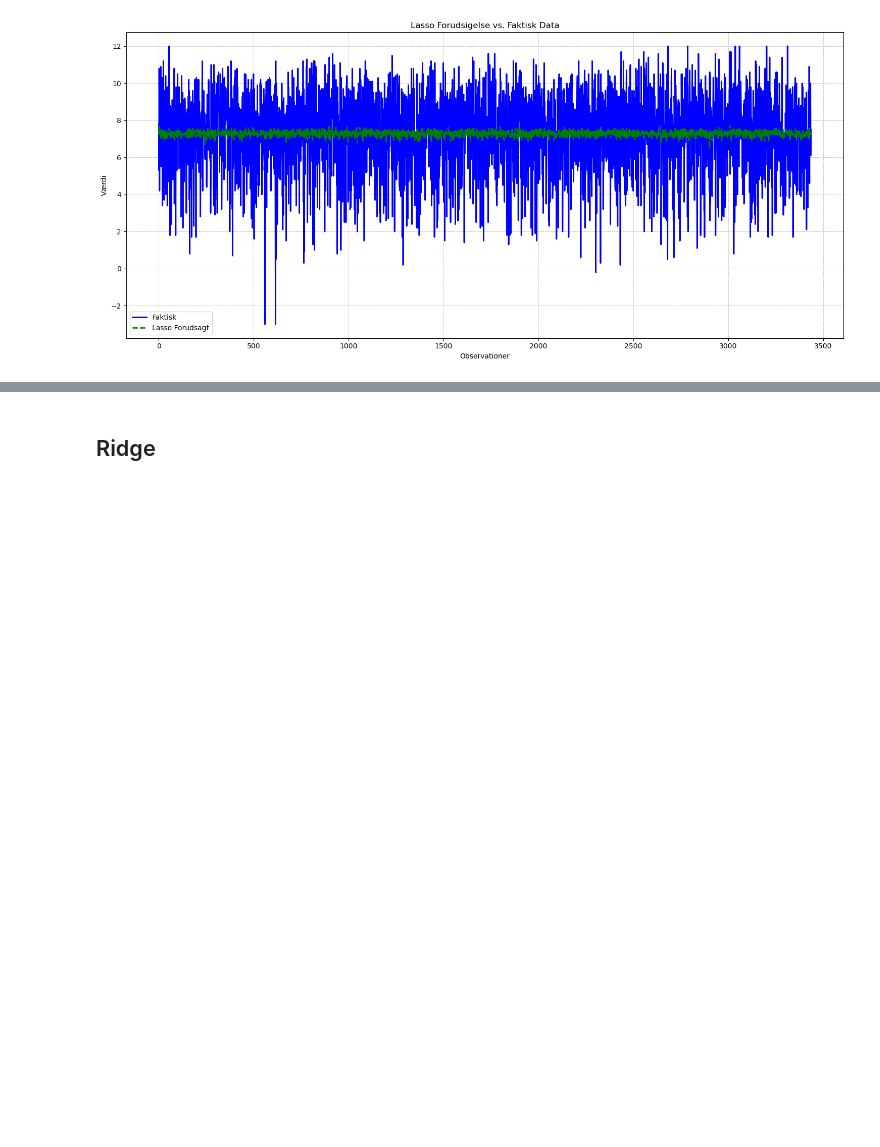
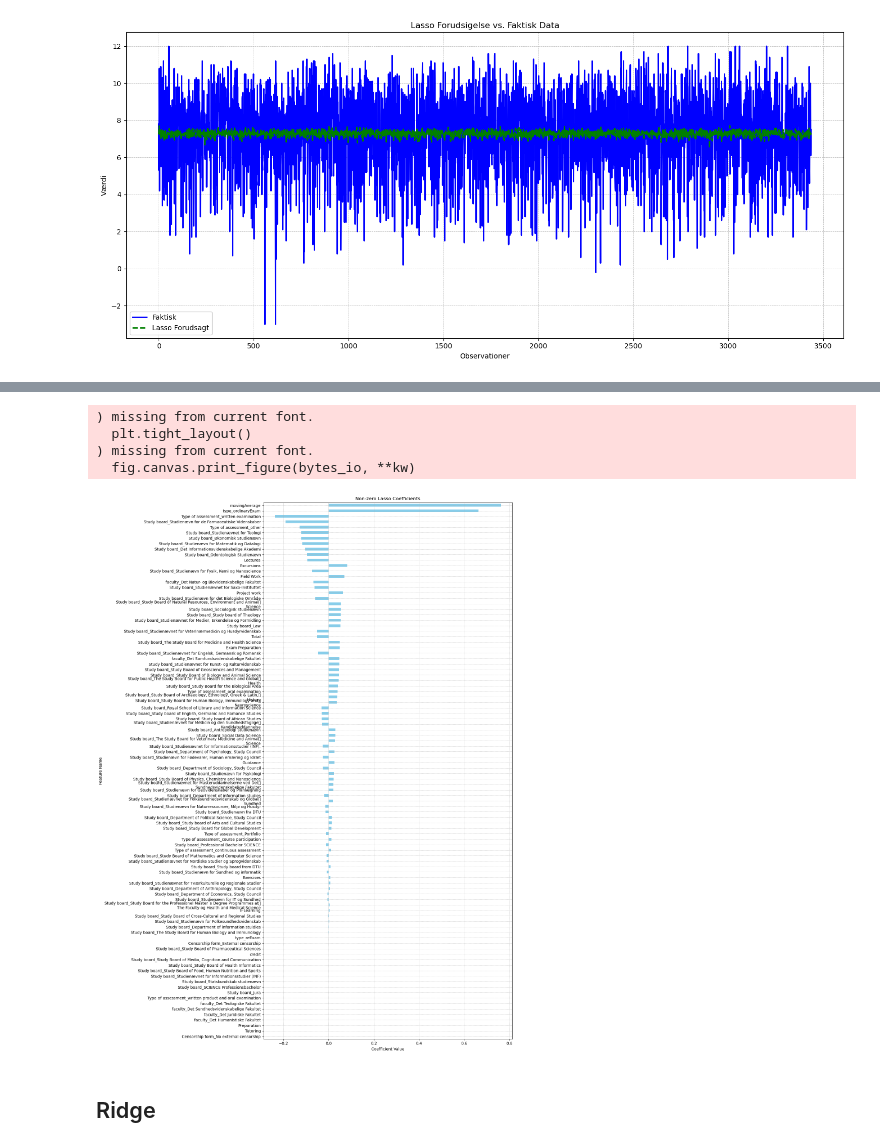
Before and after one commit to madsh0402/Isds-exam-project, a Jupyter notebook: Machine Learning models.ipynb, the cells around one changed output, grey strips where cells are left out. Drawn from its saved outputs; the diff is of its cells as text; code cells hidden in the pictures; blank space fills up the shorter version.

Commit message:
add coef

```diff
--- a/Machine Learning models.ipynb
+++ b/Machine Learning models.ipynb
@@ -159,0 +171,8 @@ plt.show()
+# %%
+# Hent koefficienterne fra den optimale Lasso-model
+lasso_coefficients = best_grid_lasso.coef_
+
+# Opret en DataFrame for bedre læsbarhed
+coeff_df_lasso = pd.DataFrame(lasso_coefficients, Input_values_list, columns=['Coefficient'])
+
+coeff_df_lasso
@@ -160,3 +193,26 @@ plt.show()
+# %%
+# Filter out zero coefficients
+non_zero_coeffs = coeff_df_lasso
+
+# Sort coefficients by absolute value for better visualization
+sorted_coeffs = non_zero_coeffs.sort_values(by='Coefficient', key=lambda x: abs(x), ascending=False)
+
+# Plot
+plt.figure(figsize=(15,20))
+sorted_coeffs['Coefficient'].plot(kind='barh', color='skyblue')
+plt.title('Non-zero Lasso Coefficients')
+plt.xlabel('Coefficient Value')
+plt.ylabel('Feature Name')
+plt.gca().invert_yaxis()  # This will display the largest coefficients at the top
+plt.grid(True, which='both', linestyle='--', linewidth=0.5)
+plt.tight_layout()
+plt.show()
+# %% [output]
+) missing from current font.
+  plt.tight_layout()
+) missing from current font.
+  fig.canvas.print_figure(bytes_io, **kw)
+[figure, added]
 # %% [markdown]
 ## Ridge
 # %%
```
Also changed, not shown: parts of 9 cells of this notebook.
